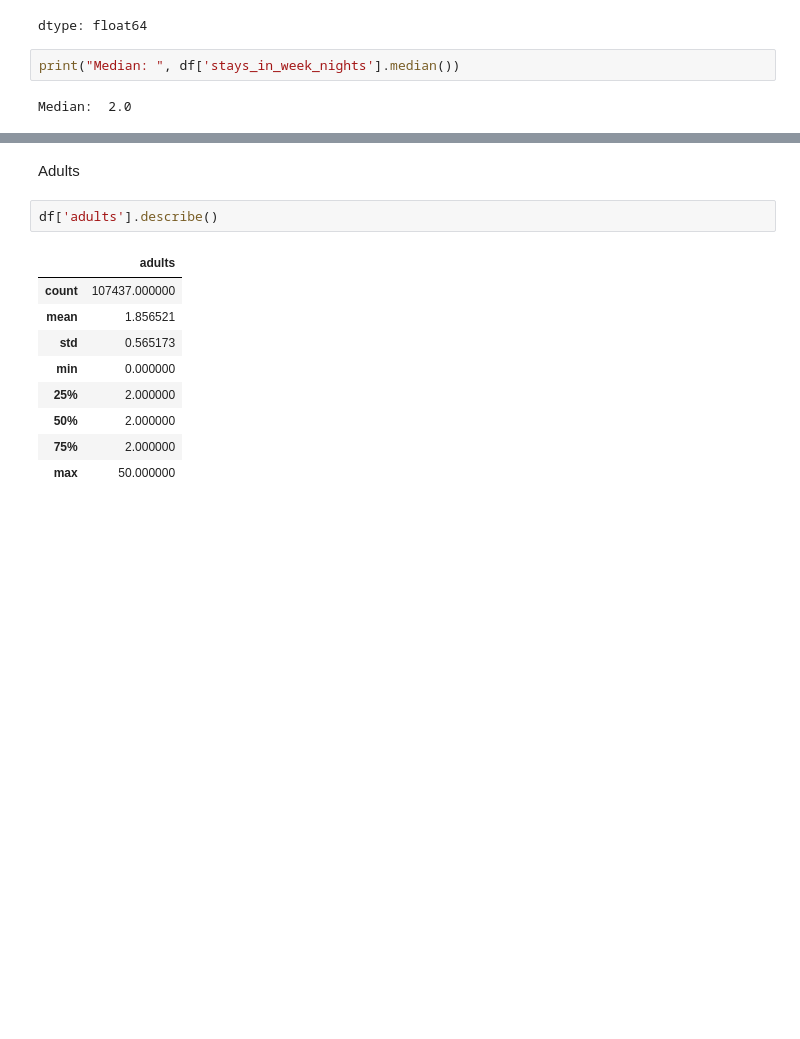
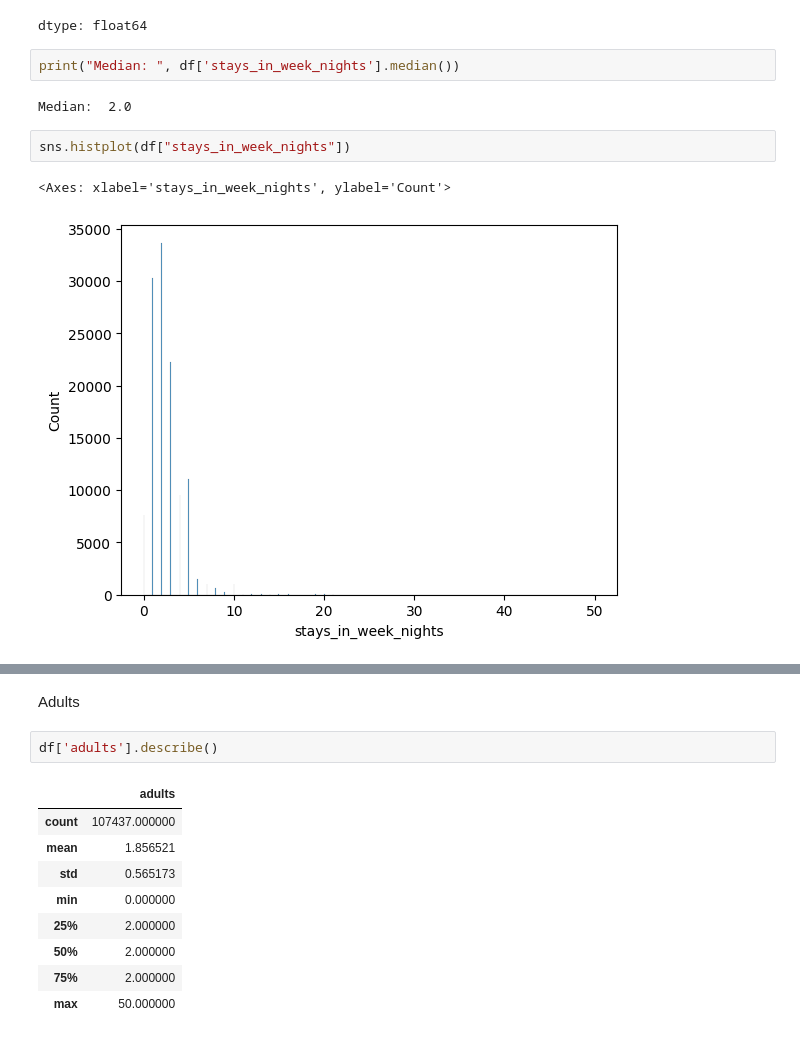
Before and after one commit to Kekkles1/BI-Colab, a Jupyter notebook: BI Assignment.ipynb, the cells around one changed output, grey strips where cells are left out. Cells and saved outputs as stored; diff of their text form; blank space fills up the shorter version.

```diff
--- a/BI Assignment.ipynb
+++ b/BI Assignment.ipynb
@@ -151,3 +166,8 @@ dtype: float64
 print("Median: ", df['stays_in_week_nights'].median())
 # %% [output]
 Median:  2.0
+# %%
+sns.histplot(df["stays_in_week_nights"])
+# %% [output]
+<Axes: xlabel='stays_in_week_nights', ylabel='Count'>
+[figure, added]
```
Also changed, not shown: parts of 24 cells of this notebook.
